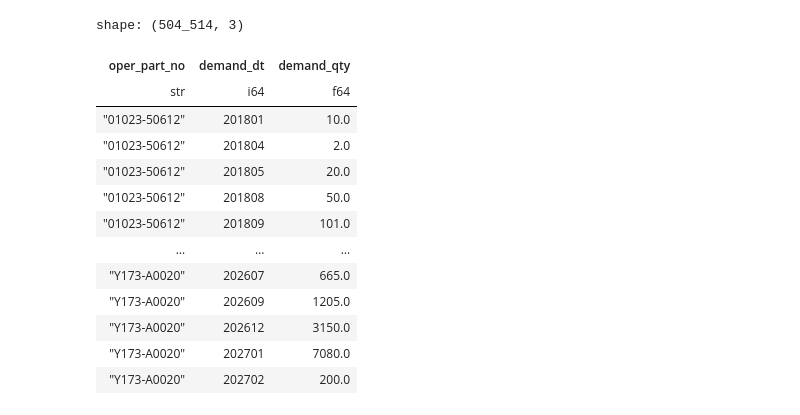
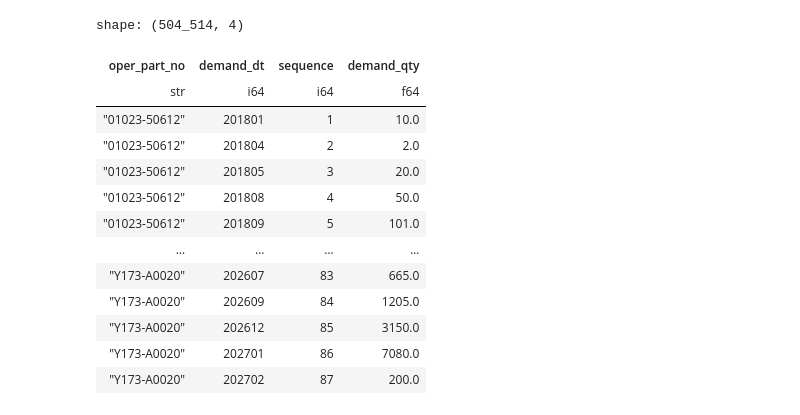
Before and after one commit to LeeKwanHyeong/data_research, a Jupyter notebook: modeling_module/model_test/total_ltb.ipynb, the cells around one changed output. Saved outputs shown, nothing was run; the diff lists cells and outputs as text; code cells hidden in the pictures.

```diff
--- a/modeling_module/model_test/total_ltb.ipynb
+++ b/modeling_module/model_test/total_ltb.ipynb
@@ -30,27 +30,35 @@ else:
 save_dir = DIR + 'fit/20251109_LTB'
 # %%
 target_dyn_demand_monthly = pl.read_parquet(DIR + 'target_dyn_demand_monthly.parquet').sort(['oper_part_no', 'demand_dt'])
-target_dyn_demand_monthly = (target_dyn_demand_monthly.group_by('oper_part_no', maintain_order = True).map_groups(lambda g: g.with_columns(pl.arange(1, len(g) + 1).alias('seq'))))
+target_dyn_demand_monthly = (target_dyn_demand_monthly.group_by('oper_part_no', maintain_order = True).map_groups(lambda g: g.with_columns(pl.arange(1, len(g) + 1).alias('sequence'))))
 
-filtered_target = target_dyn_demand_monthly.group_by('oper_part_no').agg(pl.col('seq').max().alias('seq_max')).filter(pl.col('seq_max') > 43).select('oper_part_no') # seq Q75
+filtered_target = (target_dyn_demand_monthly
+                    .group_by('oper_part_no')
+                    .agg(pl.col('sequence').max().alias('sequence_max'))
+                    .filter(pl.col('sequence_max') > 43)
+                    .select('oper_part_no')
+                   ) # seq Q75
 
-target_dyn_demand_monthly = target_dyn_demand_monthly.join(filtered_target, on = 'oper_part_no', how = 'right').select(['oper_part_no', 'demand_dt', 'demand_qty'])
+target_dyn_demand_monthly = (target_dyn_demand_monthly
+                                .join(filtered_target, on = 'oper_part_no', how = 'right')
+                                .select(['oper_part_no', 'demand_dt', 'sequence', 'demand_qty'])
+                             )
 target_dyn_demand_monthly
 # %% [output]
-shape: (504_514, 3)
+shape: (504_514, 4)
-| oper_part_no | demand_dt | demand_qty |
-| str | i64 | f64 |
-| "01023-50612" | 201801 | 10.0 |
-| "01023-50612" | 201804 | 2.0 |
-| "01023-50612" | 201805 | 20.0 |
-| "01023-50612" | 201808 | 50.0 |
-| "01023-50612" | 201809 | 101.0 |
-| … | … | … |
-| "Y173-A0020" | 202607 | 665.0 |
-| "Y173-A0020" | 202609 | 1205.0 |
-| "Y173-A0020" | 202612 | 3150.0 |
-| "Y173-A0020" | 202701 | 7080.0 |
-| "Y173-A0020" | 202702 | 200.0 |
+| oper_part_no | demand_dt | sequence | demand_qty |
+| str | i64 | i64 | f64 |
+| "01023-50612" | 201801 | 1 | 10.0 |
+| "01023-50612" | 201804 | 2 | 2.0 |
+| "01023-50612" | 201805 | 3 | 20.0 |
+| "01023-50612" | 201808 | 4 | 50.0 |
+| "01023-50612" | 201809 | 5 | 101.0 |
+| … | … | … | … |
+| "Y173-A0020" | 202607 | 83 | 665.0 |
+| "Y173-A0020" | 202609 | 84 | 1205.0 |
+| "Y173-A0020" | 202612 | 85 | 3150.0 |
+| "Y173-A0020" | 202701 | 86 | 7080.0 |
+| "Y173-A0020" | 202702 | 87 | 200.0 |
 # %%
 plan_yyyymm = 201801
 lookback = 12
```
Also changed, not shown: parts of 5 cells of this notebook, 10 other files.
